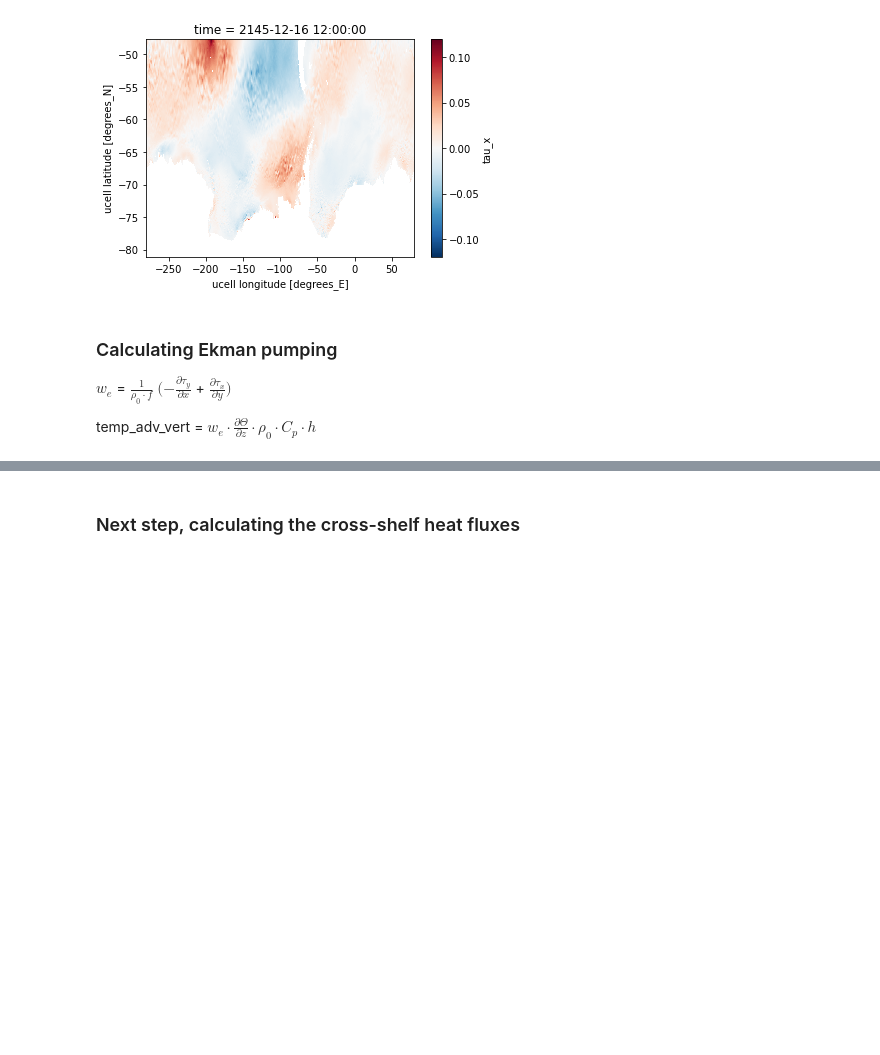
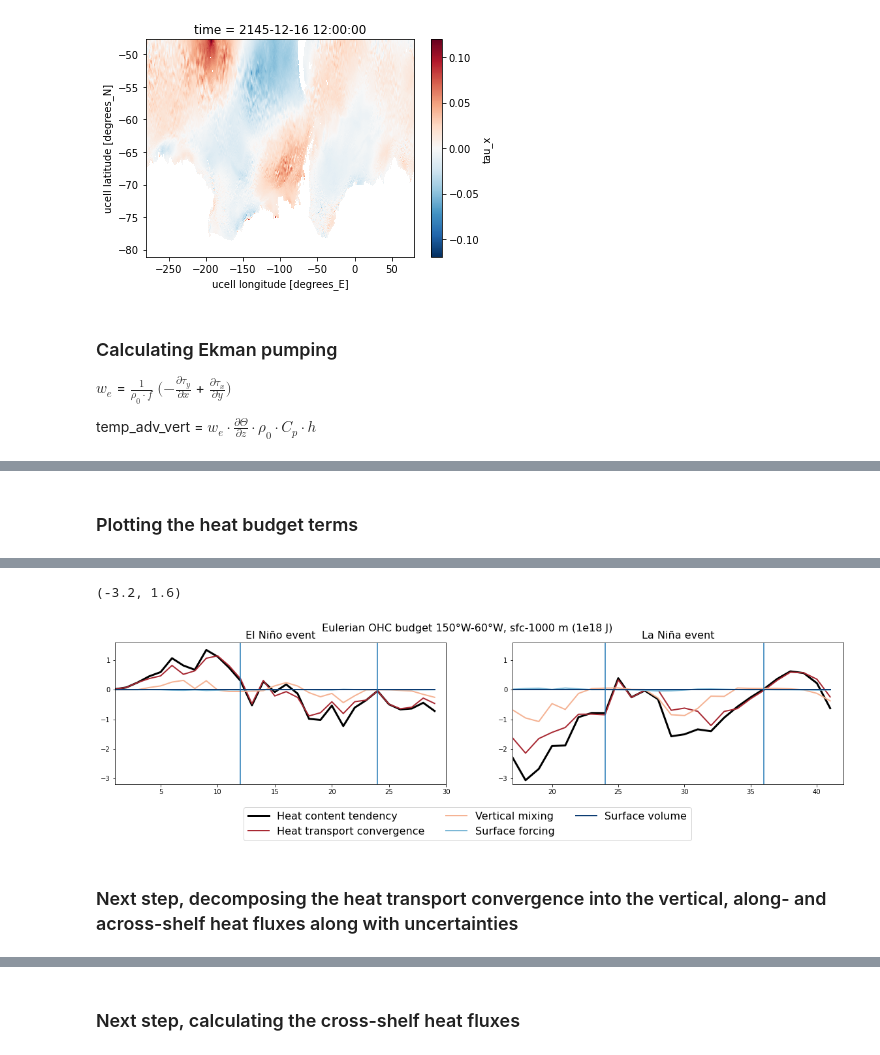
Before and after one commit to mauricehuguenin/ENSO-Antarctica_scripts, a Jupyter notebook: time_series_N34_and_simulated_N34_along_with_temps.ipynb, the cells around one changed output, grey strips where cells are left out. Drawn from its saved outputs; the diff is of its cells as text; code cells hidden in the pictures; blank space fills up the shorter version.

```diff
--- a/time_series_N34_and_simulated_N34_along_with_temps.ipynb
+++ b/time_series_N34_and_simulated_N34_along_with_temps.ipynb
@@ -661,0 +670,24 @@ Text(0.5, 1.0, 'Vert. heat flux across 100 m (J)')
+# %% [markdown]
+### Plotting the heat budget terms
+# %%
+%%time
+fig = plt.figure(figsize=(20,4)); plt.suptitle('Eulerian OHC budget 150°W-60°W, sfc-1000 m (1e18 J)', fontsize=16)
+ax1 = plt.subplot(1,2,1); plt.title('El Niño event', fontsize=16)
+plt.plot(temp_tendency_EN_100_down/1e19,                                                               label = 'Heat content tendency',      linewidth = 3, color = 'k')
+plt.plot(temp_advection_EN_100_down/1e19,                                                              label = 'Heat transport convergence', linewidth = 2, color = rotblau[3])
+plt.plot((temp_vdiffuse_diff_cbt_EN_100_down+temp_nonlocal_KPP_EN_100_down)/1e19,                      label = 'Vertical mixing',            linewidth = 2, color = rotblau[7])
+plt.plot((temp_submeso_EN_100_down+temp_vdiffuse_sbc_EN_100_down+sw_heat_EN_100_down+temp_eta_smooth_EN_100_down+frazil_3d_EN_100_down)/1e19, label = 'Surface forcing',            linewidth = 2, color = rotblau[14])
+plt.plot(temp_rivermix_EN_100_down/1e19,                                                               label = 'Surface volume',             linewidth = 2, color = rotblau[19])
+
+handles, labels = ax1.get_legend_handles_labels()
+fig.legend(handles, labels, fontsize=16, ncol=3, bbox_to_anchor=(.5, -.2), loc='lower center')
+plt.axvline(12); plt.axvline(24); plt.xlim([1,30]); plt.ylim([-3.2,1.6])
+
+ax1 = plt.subplot(1,2,2); plt.title('La Niña event', fontsize=16)
+plt.plot(temp_tendency_LN_100_down/1e19,                                                               linewidth = 3, color = 'k')
+plt.plot(temp_advection_LN_100_down/1e19,                                                              linewidth = 2, color = rotblau[3])
+plt.plot((temp_vdiffuse_diff_cbt_LN_100_down+temp_nonlocal_KPP_LN_100_down)/1e19,                               linewidth = 2, color = rotblau[7])
+plt.plot((temp_submeso_LN_100_down+temp_vdiffuse_sbc_LN_100_down+sw_heat_LN_100_down+temp_eta_smooth_LN_100_down+frazil_3d_LN_100_down)/1e19, linewidth = 2, color = rotblau[14])
+plt.plot(temp_rivermix_LN_100_down/1e19,                                                               linewidth = 2, color = rotblau[19])
+plt.axvline(24); plt.axvline(36); plt.xlim([17,42]); plt.ylim([-3.2,1.6])
+# %% [output]
@@ -661,0 +696,4 @@ Text(0.5, 1.0, 'Vert. heat flux across 100 m (J)')
+(-3.2, 1.6)
+[figure, added]
+# %% [markdown]
+### Next step, decomposing the heat transport convergence into the vertical, along- and across-shelf heat fluxes along with uncertainties
```
Also changed, not shown: parts of 57 cells of this notebook.
